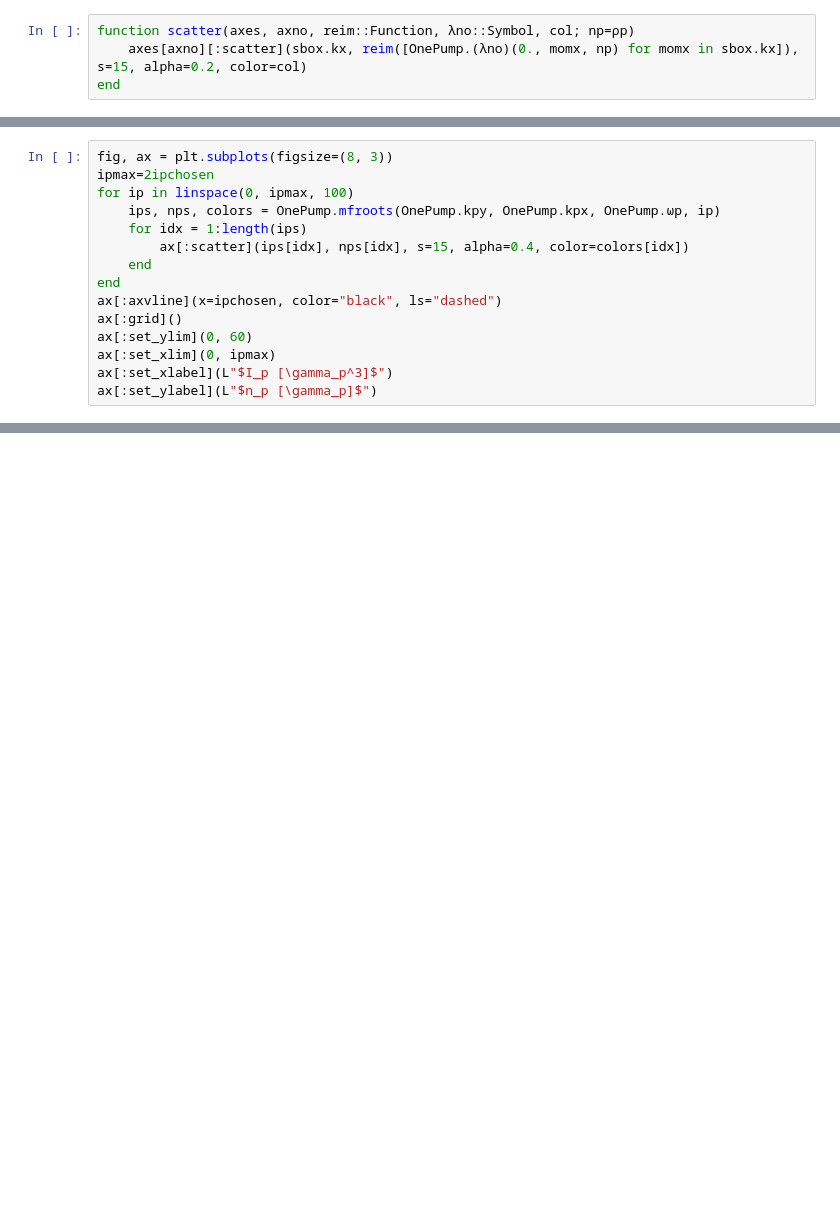
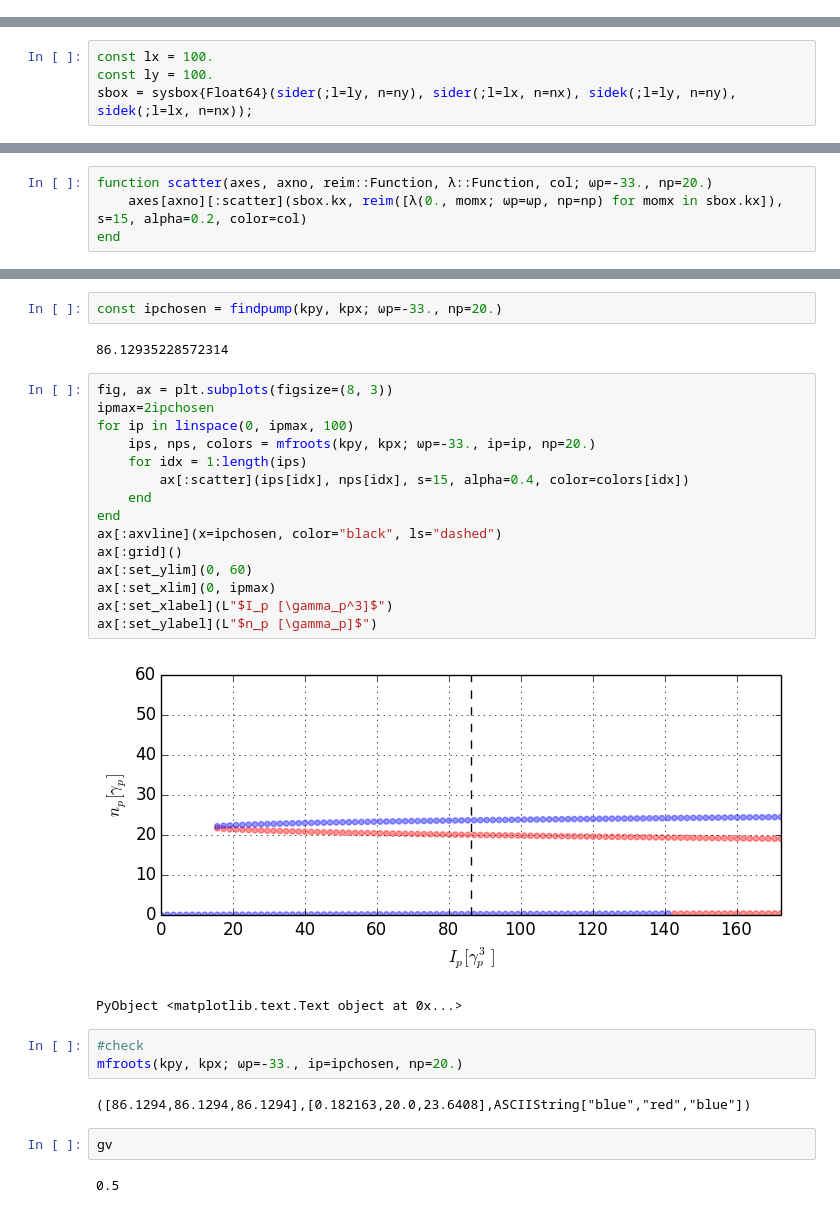
Before and after one commit to berceanu/notebooks, a Jupyter notebook: julia/1pump.ipynb, the cells around one changed output, grey strips where cells are left out. Cells and saved outputs as stored; diff of their text form; blank space fills up the shorter version.

```diff
--- a/julia/1pump.ipynb
+++ b/julia/1pump.ipynb
@@ -56,4 +0,0 @@ PyObject <matplotlib.text.Text object at 0x...>
-# %%
-function scatter(axes, axno, reim::Function, λno::Symbol, col; np=ρp)
-    axes[axno][:scatter](sbox.kx, reim([OnePump.(λno)(0., momx, np) for momx in sbox.kx]), s=15, alpha=0.2, color=col)
-end
@@ -84,15 +0,0 @@ const ipchosen = OnePump.findpump(OnePump.kpy, OnePump.kpx, OnePump.ωp, ρp)
-# %%
-fig, ax = plt.subplots(figsize=(8, 3))
-ipmax=2ipchosen
-for ip in linspace(0, ipmax, 100)
-    ips, nps, colors = OnePump.mfroots(OnePump.kpy, OnePump.kpx, OnePump.ωp, ip)
-    for idx = 1:length(ips)
-        ax[:scatter](ips[idx], nps[idx], s=15, alpha=0.4, color=colors[idx])
-    end
-end
-ax[:axvline](x=ipchosen, color="black", ls="dashed")
-ax[:grid]()
-ax[:set_ylim](0, 60)
-ax[:set_xlim](0, ipmax)
-ax[:set_xlabel](L"$I_p [\gamma_p^3]$")
-ax[:set_ylabel](L"$n_p [\gamma_p]$")
@@ -210,0 +15,4 @@ end
+# %%
+const lx = 100.
+const ly = 100.
+sbox = sysbox{Float64}(sider(;l=ly, n=ny), sider(;l=lx, n=nx), sidek(;l=ly, n=ny), sidek(;l=lx, n=nx));
@@ -210,0 +37,4 @@ end
+# %%
+function scatter(axes, axno, reim::Function, λ::Function, col; ωp=-33., np=20.)
+    axes[axno][:scatter](sbox.kx, reim([λ(0., momx; ωp=ωp, np=np) for momx in sbox.kx]), s=15, alpha=0.2, color=col)
+end
@@ -210,0 +61,31 @@ end
+# %%
+const ipchosen = findpump(kpy, kpx; ωp=-33., np=20.)
+# %% [output]
+86.12935228572314
+# %%
+fig, ax = plt.subplots(figsize=(8, 3))
+ipmax=2ipchosen
+for ip in linspace(0, ipmax, 100)
+    ips, nps, colors = mfroots(kpy, kpx; ωp=-33., ip=ip, np=20.)
+    for idx = 1:length(ips)
+        ax[:scatter](ips[idx], nps[idx], s=15, alpha=0.4, color=colors[idx])
+    end
+end
+ax[:axvline](x=ipchosen, color="black", ls="dashed")
+ax[:grid]()
+ax[:set_ylim](0, 60)
+ax[:set_xlim](0, ipmax)
+ax[:set_xlabel](L"$I_p [\gamma_p^3]$")
+ax[:set_ylabel](L"$n_p [\gamma_p]$")
+# %% [output]
+[figure, added]
+PyObject <matplotlib.text.Text object at 0x...>
+# %%
+#check
+mfroots(kpy, kpx; ωp=-33., ip=ipchosen, np=20.)
+# %% [output]
+([86.1294,86.1294,86.1294],[0.182163,20.0,23.6408],ASCIIString["blue","red","blue"])
+# %%
+gv
+# %% [output]
+0.5
```
Also changed, not shown: parts of 51 cells of this notebook, 10 other files.
